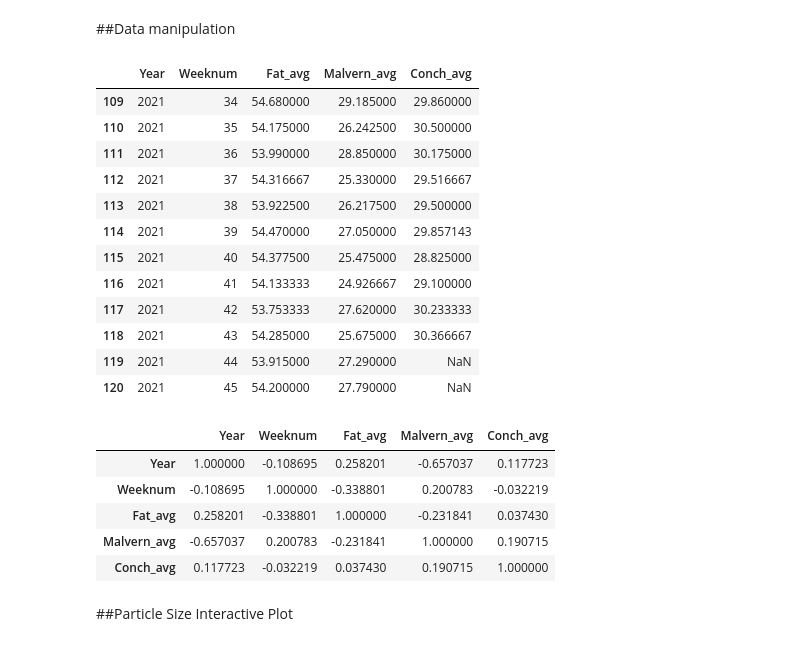
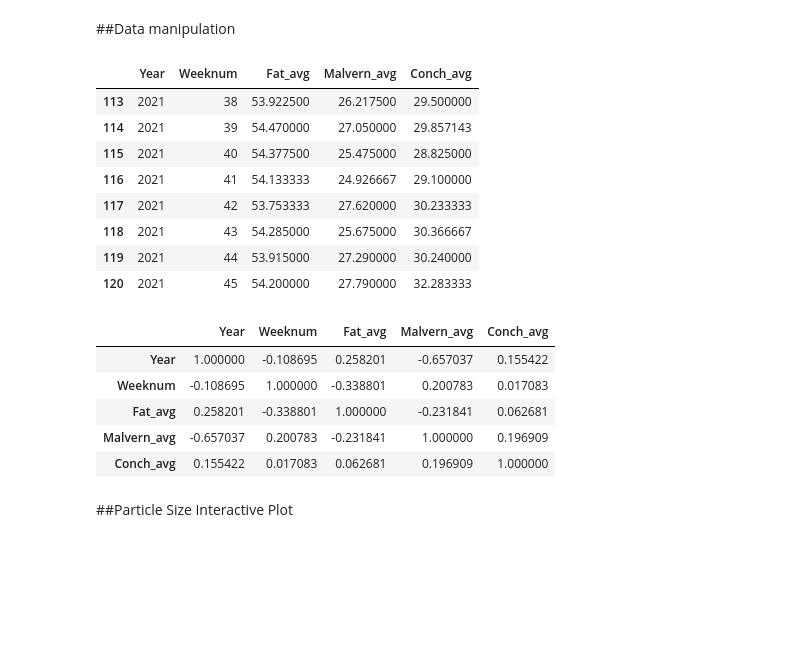
Before and after one commit to gabrielborja/python_data_analysis, a Jupyter notebook: chocolate_making_analytics.ipynb, the cells around one changed output. Saved outputs shown, nothing was run; the diff lists cells and outputs as text; code cells hidden in the pictures; blank space fills up the shorter version.

```diff
--- a/chocolate_making_analytics.ipynb
+++ b/chocolate_making_analytics.ipynb
@@ -203,7 +218,7 @@ df2_b = df2_b.assign(Year = df2_b['Sample_date'].dt.year,
 # %%
 #Transforming quarters into categories
 quarter_dict = {1: 'Q1', 2: 'Q2', 3: 'Q3', 4: 'Q4'}
-df8_a['Quarter'].replace(quarter_dict, inplace=True)
-df8_b['Quarter'].replace(quarter_dict, inplace=True)
+df2_a['Quarter'].replace(quarter_dict, inplace=True)
+df2_b['Quarter'].replace(quarter_dict, inplace=True)
 # %%
 #Creating list of categories
@@ -214,40 +229,36 @@ period_list = ['Month', 'Quarter', 'Weeknum']
 cat_list = ['Recorded_results', 'Fat_content_%']
 # %%
 #Aggregating dataframe 1 with avergage values
-df8_a_g = df8_a.groupby(by=['Year', 'Weeknum']).agg(Fat_avg = ('Fat_content_%', 'mean'), Malvern_avg = ('Recorded_results', 'mean')).reset_index()
+df2_a_g = df2_a.groupby(by=['Year', 'Weeknum']).agg(Fat_avg = ('Fat_content_%', 'mean'), Malvern_avg = ('Recorded_results', 'mean')).reset_index()
 # %%
 #Aggregating dataframe 2 with avergage values
-df8_b_g = df8_b[df8_b['Short_text']=='PS; Malvern D 90'].groupby(by=['Year', 'Weeknum']).agg(Conch_avg = ('Recorded_results', 'mean')).reset_index()
+df2_b_g = df2_b[df2_b['Short_text']=='PS; Malvern D 90'].groupby(by=['Year', 'Weeknum']).agg(Conch_avg = ('Recorded_results', 'mean')).reset_index()
 # %%
 #Merging dataframe 1 and 2 on Year and Weeknum
-df8_merged = df8_a_g.merge(df8_b_g, on=['Year', 'Weeknum'])
+df2_merged = df2_a_g.merge(df2_b_g, on=['Year', 'Weeknum']).sort_values(by=['Year', 'Weeknum'])
 # %%
 #Checking the merged dataframe tail
-df8_merged.tail(12)
+df2_merged.tail(8)
 # %% [output]
 |  | Year | Weeknum | Fat_avg | Malvern_avg | Conch_avg |
-| 109 | 2021 | 34 | 54.680000 | 29.185000 | 29.860000 |
-| 110 | 2021 | 35 | 54.175000 | 26.242500 | 30.500000 |
-| 111 | 2021 | 36 | 53.990000 | 28.850000 | 30.175000 |
-| 112 | 2021 | 37 | 54.316667 | 25.330000 | 29.516667 |
 | 113 | 2021 | 38 | 53.922500 | 26.217500 | 29.500000 |
 | 114 | 2021 | 39 | 54.470000 | 27.050000 | 29.857143 |
 | 115 | 2021 | 40 | 54.377500 | 25.475000 | 28.825000 |
 | 116 | 2021 | 41 | 54.133333 | 24.926667 | 29.100000 |
 | 117 | 2021 | 42 | 53.753333 | 27.620000 | 30.233333 |
 | 118 | 2021 | 43 | 54.285000 | 25.675000 | 30.366667 |
-| 119 | 2021 | 44 | 53.915000 | 27.290000 | NaN |
-| 120 | 2021 | 45 | 54.200000 | 27.790000 | NaN |
+| 119 | 2021 | 44 | 53.915000 | 27.290000 | 30.240000 |
+| 120 | 2021 | 45 | 54.200000 | 27.790000 | 32.283333 |
 # %%
 #Correlation matrix of merged variables
-df8_merged.corr()
+df2_merged.corr()
 # %% [output]
 |  | Year | Weeknum | Fat_avg | Malvern_avg | Conch_avg |
-| Year | 1.000000 | -0.108695 | 0.258201 | -0.657037 | 0.117723 |
-| Weeknum | -0.108695 | 1.000000 | -0.338801 | 0.200783 | -0.032219 |
-| Fat_avg | 0.258201 | -0.338801 | 1.000000 | -0.231841 | 0.037430 |
-| Malvern_avg | -0.657037 | 0.200783 | -0.231841 | 1.000000 | 0.190715 |
-| Conch_avg | 0.117723 | -0.032219 | 0.037430 | 0.190715 | 1.000000 |
+| Year | 1.000000 | -0.108695 | 0.258201 | -0.657037 | 0.155422 |
+| Weeknum | -0.108695 | 1.000000 | -0.338801 | 0.200783 | 0.017083 |
+| Fat_avg | 0.258201 | -0.338801 | 1.000000 | -0.231841 | 0.062681 |
+| Malvern_avg | -0.657037 | 0.200783 | -0.231841 | 1.000000 | 0.196909 |
+| Conch_avg | 0.155422 | 0.017083 | 0.062681 | 0.196909 | 1.000000 |
 # %% [markdown]
 ##Particle Size Interactive Plot
 # %%
```
Also changed, not shown: parts of 10 cells of this notebook.
